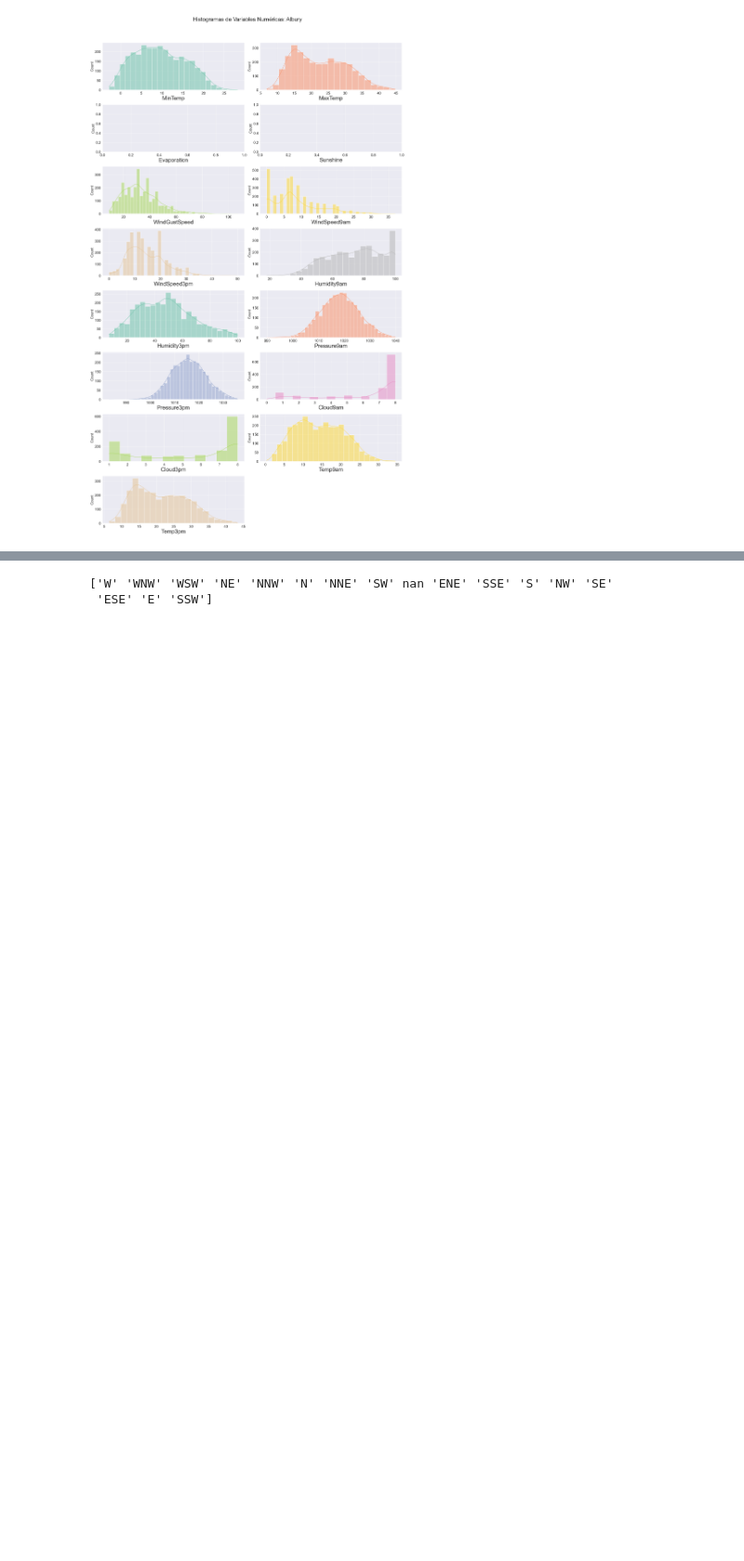
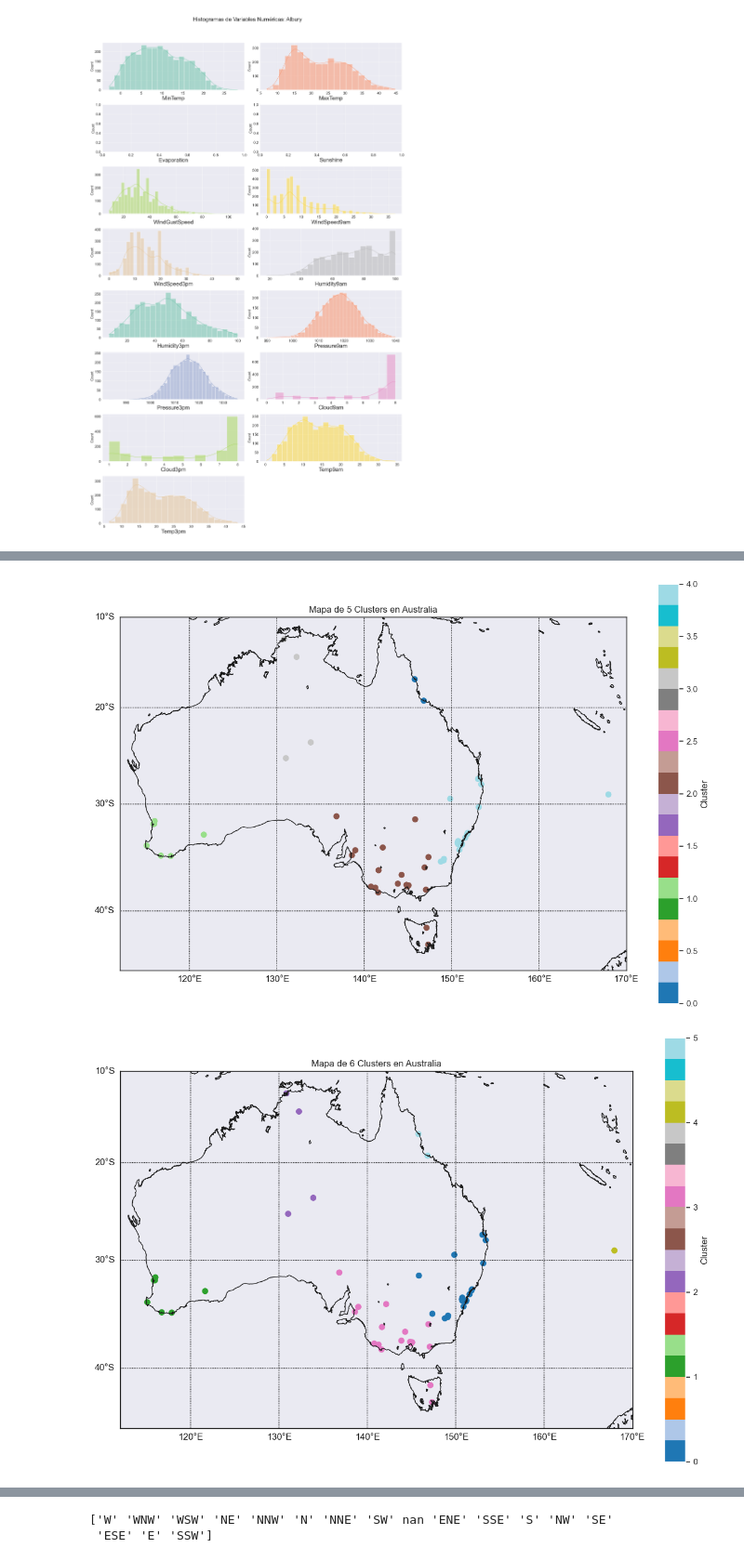
Before and after one commit to augustofarias2/tp_apat, a Jupyter notebook: practico.ipynb, the cells around one changed output, grey strips where cells are left out. Shown at 93% size. Drawn from its saved outputs; the diff is of its cells as text; code cells hidden in the pictures; blank space fills up the shorter version.

Commit message:
Clustering

```diff
--- a/practico.ipynb
+++ b/practico.ipynb
@@ -142,0 +248,51 @@ plot_variables(df)
+# %%
+xPos=cities_coord[['lat','lon','mean_rain']].copy()
+Nc= range(1, 20)
+kmeans= [KMeans(n_clusters=i, n_init=10) for i in Nc]
+score = [kmeans[i].fit(xPos).score(xPos) for i in range(len(kmeans))]
+# plt.plot(Nc,score)
+# plt.xlabel('NumberofClusters')
+# plt.ylabel('Score')
+# plt.title('ElbowCurve')
+# plt.show()
+
+for i in range(5,15):
+    # Elegir el número óptimo de clusters (en tu caso, 5)
+    kmeans = KMeans(n_clusters=i, n_init=10).fit(xPos)
+    centroids = kmeans.cluster_centers_
+
+    # Asignar cada punto a su respectivo cluster
+    xPos['cluster'] = kmeans.predict(xPos)
+    labels = np.unique(xPos['cluster'])
+    palette = sns.color_palette("hot", len(labels))
+    xPos['cluster'] = xPos['cluster'].astype('category')
+
+    # Crear un mapa de Australia
+    fig, ax = plt.subplots(figsize=(15, 10))
+    m = Basemap(
+        projection='merc',
+        llcrnrlat=-45, urcrnrlat=-10,
+        llcrnrlon=112, urcrnrlon=170,
+        resolution='i'
+    )
+    m.drawmapboundary()
+    m.drawcoastlines()
+    m.drawcountries()
+    m.drawparallels(np.arange(-90., 91., 10.), labels=[1, 0, 0, 0])
+    m.drawmeridians(np.arange(-180., 181., 10.), labels=[0, 0, 0, 1])
+
+    # Crear un gráfico de dispersión centrado en Australia
+    scatter = m.scatter(
+        xPos['lon'], xPos['lat'],
+        c=xPos['cluster'], cmap='tab20', s=50,
+        latlon=True  # Indicar que las coordenadas son latitud/longitud
+    )
+
+    # Configurar título y leyenda
+    plt.title(f'Mapa de {i} Clusters en Australia')
+    plt.colorbar(scatter, label='Cluster')
+
+    plt.show()
+# %% [output]
+[figure, added]
+[figure, added]
```
Also changed, not shown: parts of 7 cells of this notebook, 6 other files.
